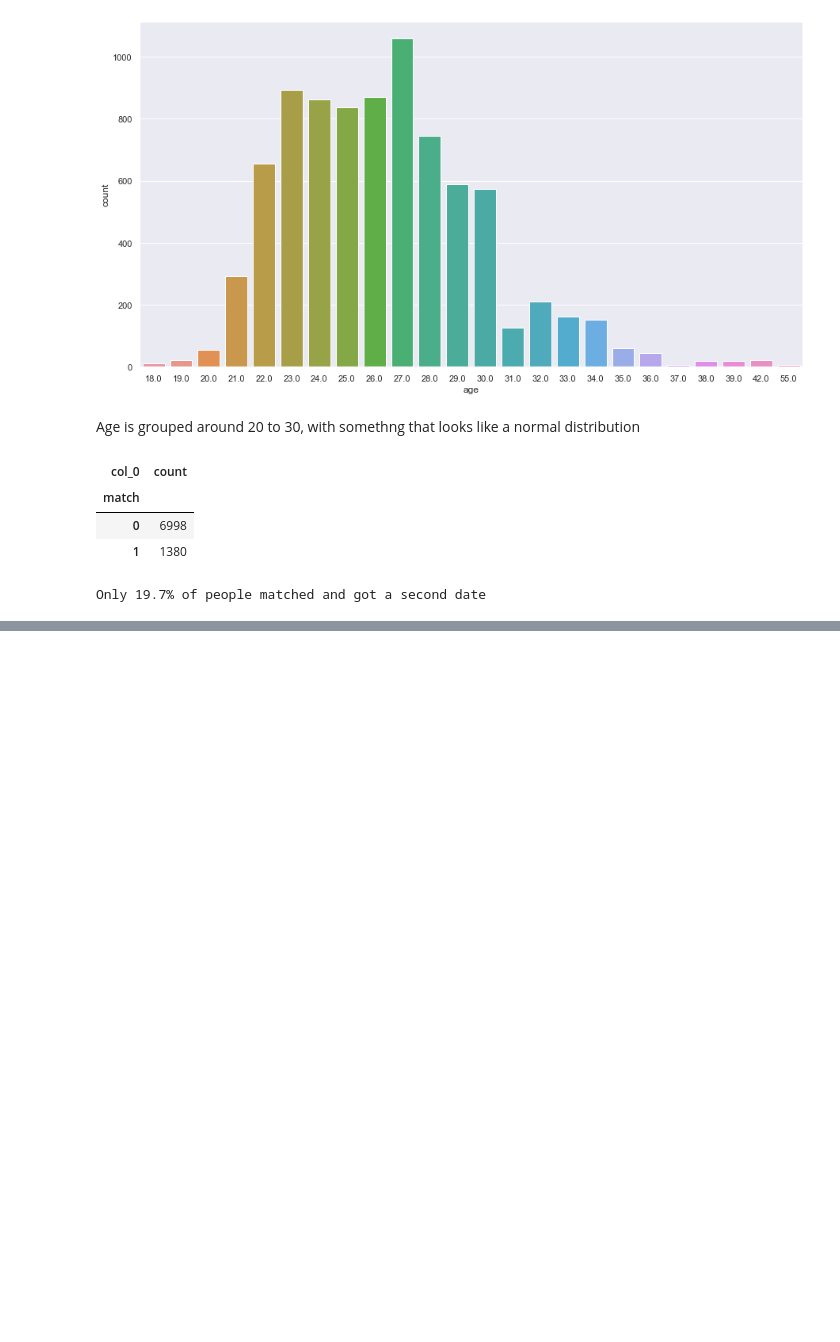
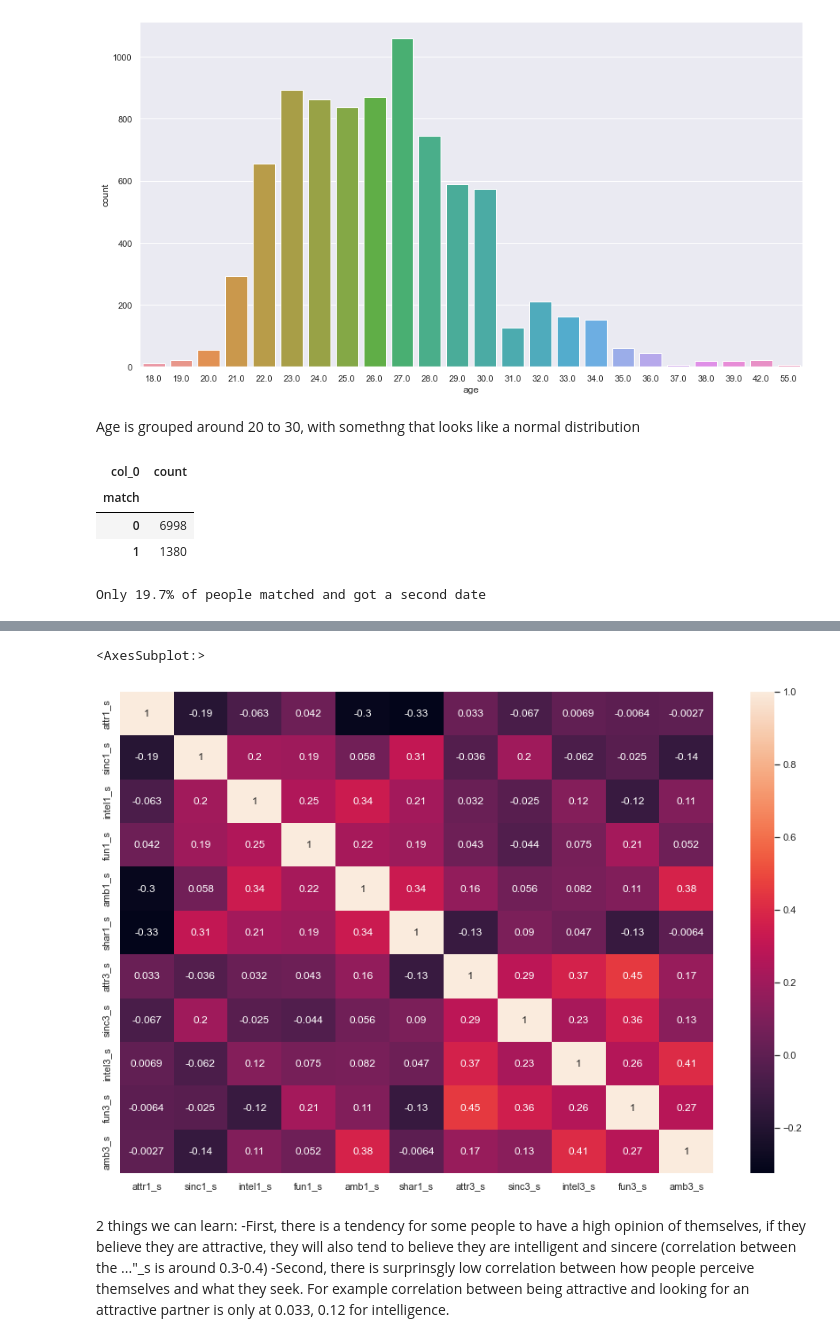
Before and after one commit to NicolasTFR/speeddating, a Jupyter notebook: speeddating.ipynb, the cells around one changed output, grey strips where cells are left out. Saved outputs shown, nothing was run; the diff lists cells and outputs as text; code cells hidden in the pictures; blank space fills up the shorter version.

```diff
--- a/speeddating.ipynb
+++ b/speeddating.ipynb
@@ -100,0 +146,16 @@ Only 19.7% of people matched and got a second date
+# %%
+#Droping the lines with total=0, as they are empty
+for i in [69,70,71,72,73,74,75,76,77,78,79,80,81,82,83,84,85,86]:
+    df.drop(df[df.iloc[:,i]== 9999].index, inplace=True)
+# %%
+dfheatmap=df[["attr1_s","sinc1_s","intel1_s","fun1_s","amb1_s","shar1_s","attr3_s","sinc3_s","intel3_s","fun3_s","amb3_s"]].corr()
+# %%
+f, ax = plt.subplots(figsize=(15, 10))
+sns.heatmap(dfheatmap, annot=True, ax=ax)
+# %% [output]
+<AxesSubplot:>
+[figure, added]
+# %% [markdown]
+2 things we can learn:
+-First, there is a tendency for some people to have a high opinion of themselves, if they believe they are attractive, they will also tend to believe they are intelligent and sincere (correlation between the ..."_s is around 0.3-0.4)
+-Second, there is surprinsgly low correlation between how people perceive themselves and what they seek. For example correlation between being attractive and looking for an attractive partner is only at 0.033, 0.12 for intelligence.
```
Also changed, not shown: parts of 11 cells of this notebook.
